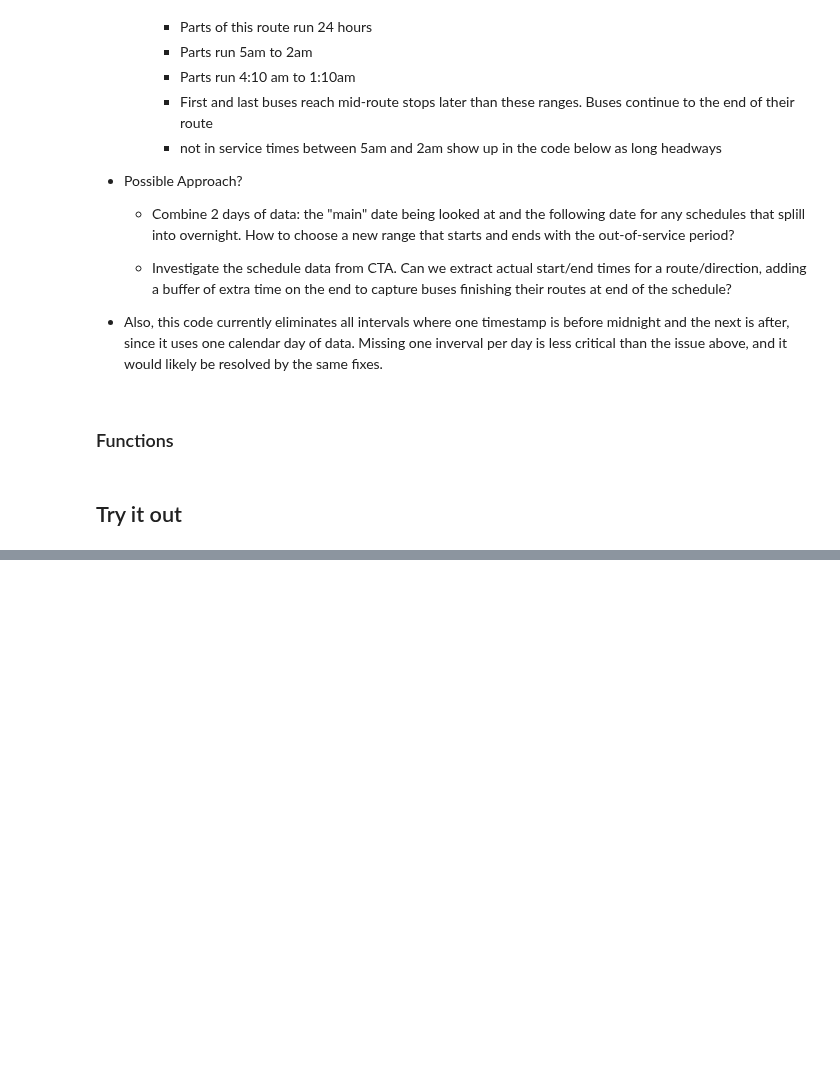
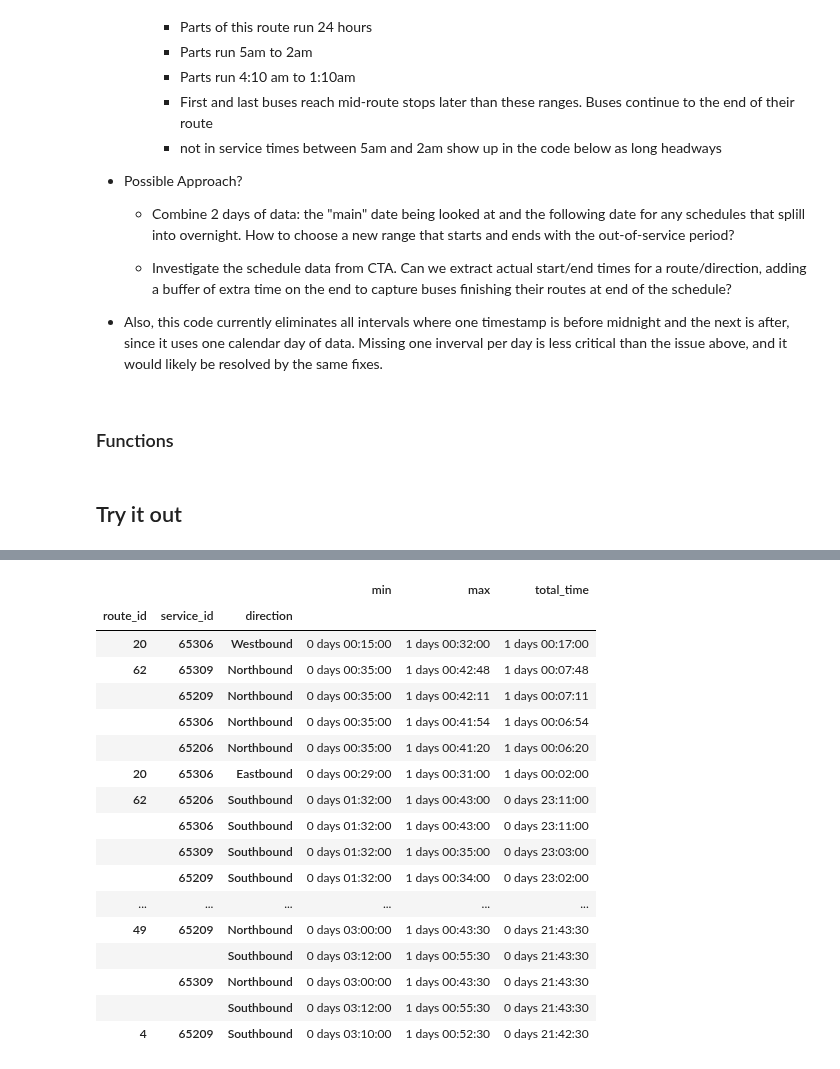
Before and after one commit to kristenhahn/cta_bus_tracker_exploration, a Jupyter notebook: headways.ipynb, the cells around one changed output, grey strips where cells are left out. Drawn from its saved outputs; the diff is of its cells as text; code cells hidden in the pictures; blank space fills up the shorter version.

Commit message:
Find a good start and end time for service days that works for late night routes

```diff
--- a/headways.ipynb
+++ b/headways.ipynb
@@ -558 +576,18 @@ stops.explore(m=m, color='red')
+# %%
+
+# Get trips from the GTFS feed
+
+df_trips = pd.read_csv(
+    'gtfs/trips.txt', dtype={
+        'route_id':'str',
+        'service_id':'str',
+        'trip_id':'str',
+        'direction_id':'int',
+        'block_id':'str',
+        'shape_id':'str',
+        'direction':'str',
+        'wheelchair_accessible':'int',
+        'schd_trip_id':'str'
+        }, infer_datetime_format=True
+    )
 # %%
@@ -560,0 +596,8 @@ ImportError: The 'folium', 'matplotlib' and 'mapclassify' packages are required
+# %%
+
+# join trip data to each stop time
+df_stop_schedule = df_stop_times.merge(df_trips, on='trip_id' ,how='left')
+
+
+# Convert directions so they match the format from the CTA bus tracker data
+df_stop_schedule['direction'] = df_stop_schedule['direction'].apply(lambda x: x+'bound')
@@ -560,0 +612,4 @@ ImportError: The 'folium', 'matplotlib' and 'mapclassify' packages are required
+# %%
+# find the min and max scheduled times for each route/service/direction combination
+
+df_minmax_schedule_time = df_stop_schedule.groupby(['route_id','service_id','direction'])['arrival_time'].aggregate([min, max])
@@ -560,0 +634,5 @@ ImportError: The 'folium', 'matplotlib' and 'mapclassify' packages are required
+# %%
+
+
+# Find schedules that go past the 24 hour mark
+df_late_schedules = df_minmax_schedule_time.loc[df_minmax_schedule_time['max'] > pd.Timedelta('24:00:00')].copy()
@@ -560,0 +657,29 @@ ImportError: The 'folium', 'matplotlib' and 'mapclassify' packages are required
+# %%
+
+
+# Hmm.  There are several buses that the schedule shows starting at roughly
+# midnight-1am and running until midnight-1am the next day.
+
+# Sort for the late night schedules that have the longest run times
+df_late_schedules['total_time'] = df_late_schedules['max'] - df_late_schedules ['min']
+
+df_late_schedules.sort_values('total_time',ascending=False).head(50)
+# %% [output]
+|  |  |  | min | max | total_time |
+| route_id | service_id | direction |  |  |  |
+| 20 | 65306 | Westbound | 0 days 00:15:00 | 1 days 00:32:00 | 1 days 00:17:00 |
+| 62 | 65309 | Northbound | 0 days 00:35:00 | 1 days 00:42:48 | 1 days 00:07:48 |
+|  | 65209 | Northbound | 0 days 00:35:00 | 1 days 00:42:11 | 1 days 00:07:11 |
+|  | 65306 | Northbound | 0 days 00:35:00 | 1 days 00:41:54 | 1 days 00:06:54 |
+|  | 65206 | Northbound | 0 days 00:35:00 | 1 days 00:41:20 | 1 days 00:06:20 |
+| 20 | 65306 | Eastbound | 0 days 00:29:00 | 1 days 00:31:00 | 1 days 00:02:00 |
+| 62 | 65206 | Southbound | 0 days 01:32:00 | 1 days 00:43:00 | 0 days 23:11:00 |
+|  | 65306 | Southbound | 0 days 01:32:00 | 1 days 00:43:00 | 0 days 23:11:00 |
+|  | 65309 | Southbound | 0 days 01:32:00 | 1 days 00:35:00 | 0 days 23:03:00 |
+|  | 65209 | Southbound | 0 days 01:32:00 | 1 days 00:34:00 | 0 days 23:02:00 |
+| ... | ... | ... | ... | ... | ... |
+| 49 | 65209 | Northbound | 0 days 03:00:00 | 1 days 00:43:30 | 0 days 21:43:30 |
+|  |  | Southbound | 0 days 03:12:00 | 1 days 00:55:30 | 0 days 21:43:30 |
+|  | 65309 | Northbound | 0 days 03:00:00 | 1 days 00:43:30 | 0 days 21:43:30 |
+|  |  | Southbound | 0 days 03:12:00 | 1 days 00:55:30 | 0 days 21:43:30 |
+| 4 | 65209 | Southbound | 0 days 03:10:00 | 1 days 00:52:30 | 0 days 21:42:30 |
```
Also changed, not shown: parts of 14 cells of this notebook, 1 other file.
